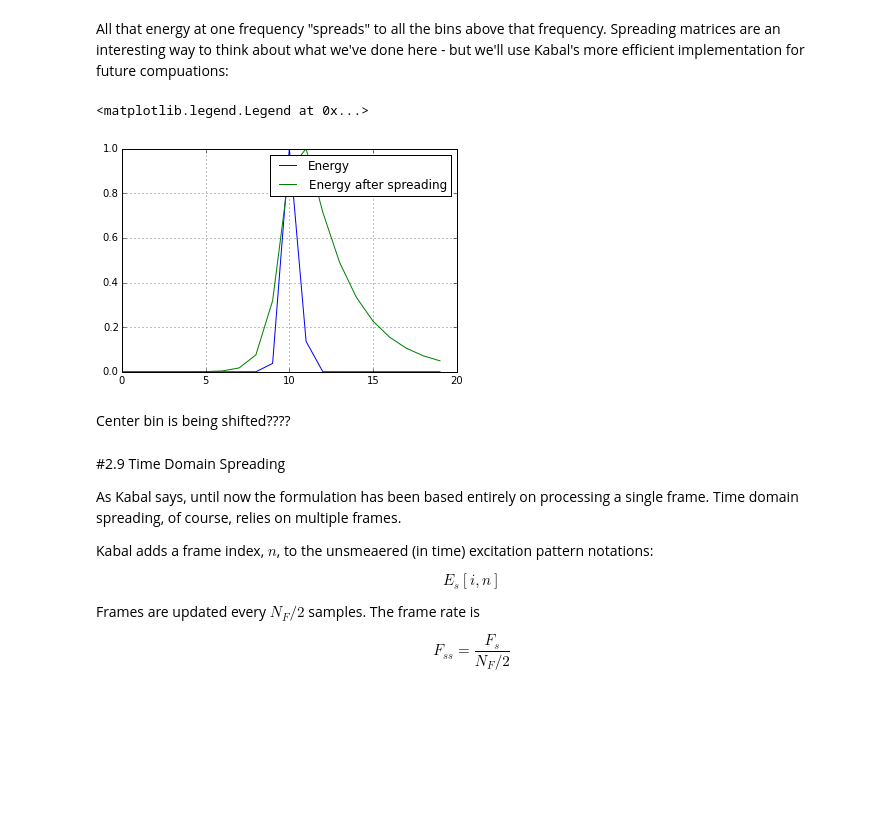
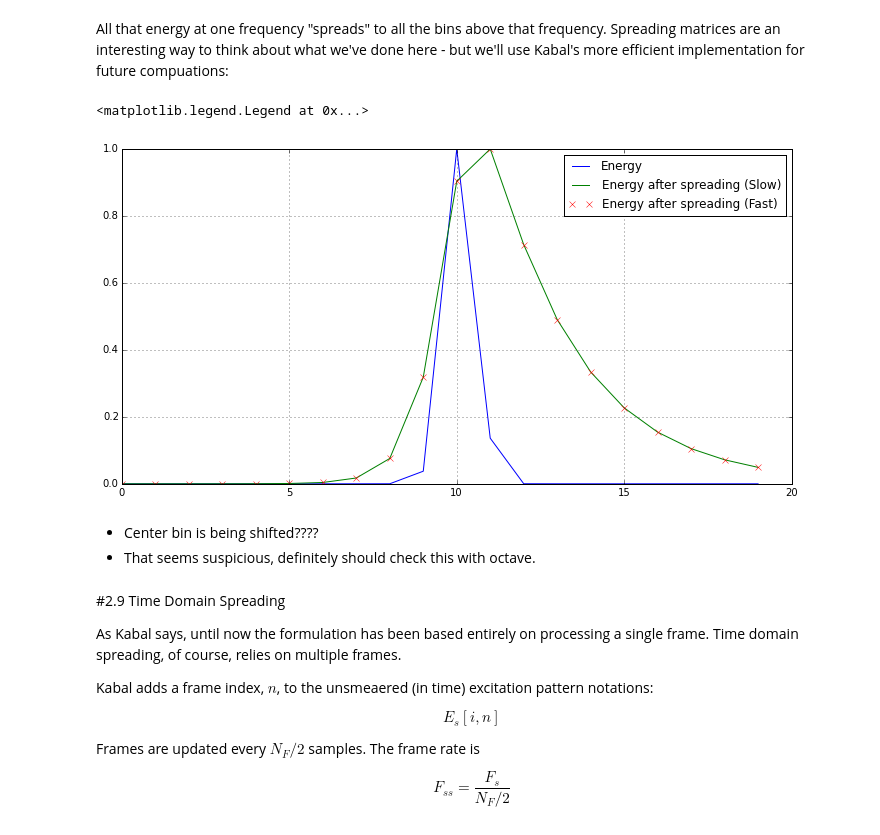
Before and after one commit to stephencwelch/Perceptual-Coding-In-Python, a Jupyter notebook: Explore PEAQ (Merged).ipynb, the cells around one changed output. Saved outputs shown, nothing was run; the diff lists cells and outputs as text; code cells hidden in the pictures; blank space fills up the shorter version.

```diff
--- a/Explore PEAQ (Merged).ipynb
+++ b/Explore PEAQ (Merged).ipynb
@@ -691,3 +691,17 @@ def E_spread(i, E):
 
     Es = (1./Bs[i])*sum((E*temp)**0.4)**(1/0.4)
     return Es
+# %%
+import time
+
+Es = np.zeros((2, Nc))
+
+startTime = time.time()
+
+for i in range(Nc):
+    Es[0, i] = E_spread(i, E[0,:])
+    Es[1, i] = E_spread(i, E[1,:])
+
+timeElapsed = time.time() - startTime
+
+print timeElapsed
@@ -776,22 +794,25 @@ def PQ_SpreadCB(E, Bs):
 
     return Es
 # %%
-Es = np.zeros((2, Nc))
+Es_2 = np.zeros((2, Nc))
 
-Es[0,:] = PQ_SpreadCB(E[0,:],Bs)
-Es[1,:] = PQ_SpreadCB(E[1,:],Bs)
+Es_2[0,:] = PQ_SpreadCB(E[0,:],Bs)
+Es_2[1,:] = PQ_SpreadCB(E[1,:],Bs)
 # %%
+fig = figure(0,(12,6))
 plot(E[0,20:40]/np.amax(E.ravel()))
 plot(Es[0,20:40]/np.amax(Es.ravel()))
+plot(Es_2[0, 20:40]/np.amax(Es_2.ravel()), 'rx')
 grid(1)
 
 
-legend(['Energy', 'Energy after spreading'])
+legend(['Energy', 'Energy after spreading (Slow)', 'Energy after spreading (Fast)'], loc=1)
 # %% [output]
 <matplotlib.legend.Legend at 0x...>
-[figure, old version]
+[figure, new version]
-# %% [markdown]
-Center bin is being shifted????
+# %% [markdown]
+- Center bin is being shifted????
+- That seems suspicious, definitely should check this with octave.
 # %% [markdown]
 #2.9 Time Domain Spreading
 
```
Also changed, not shown: parts of 2 cells of this notebook.
